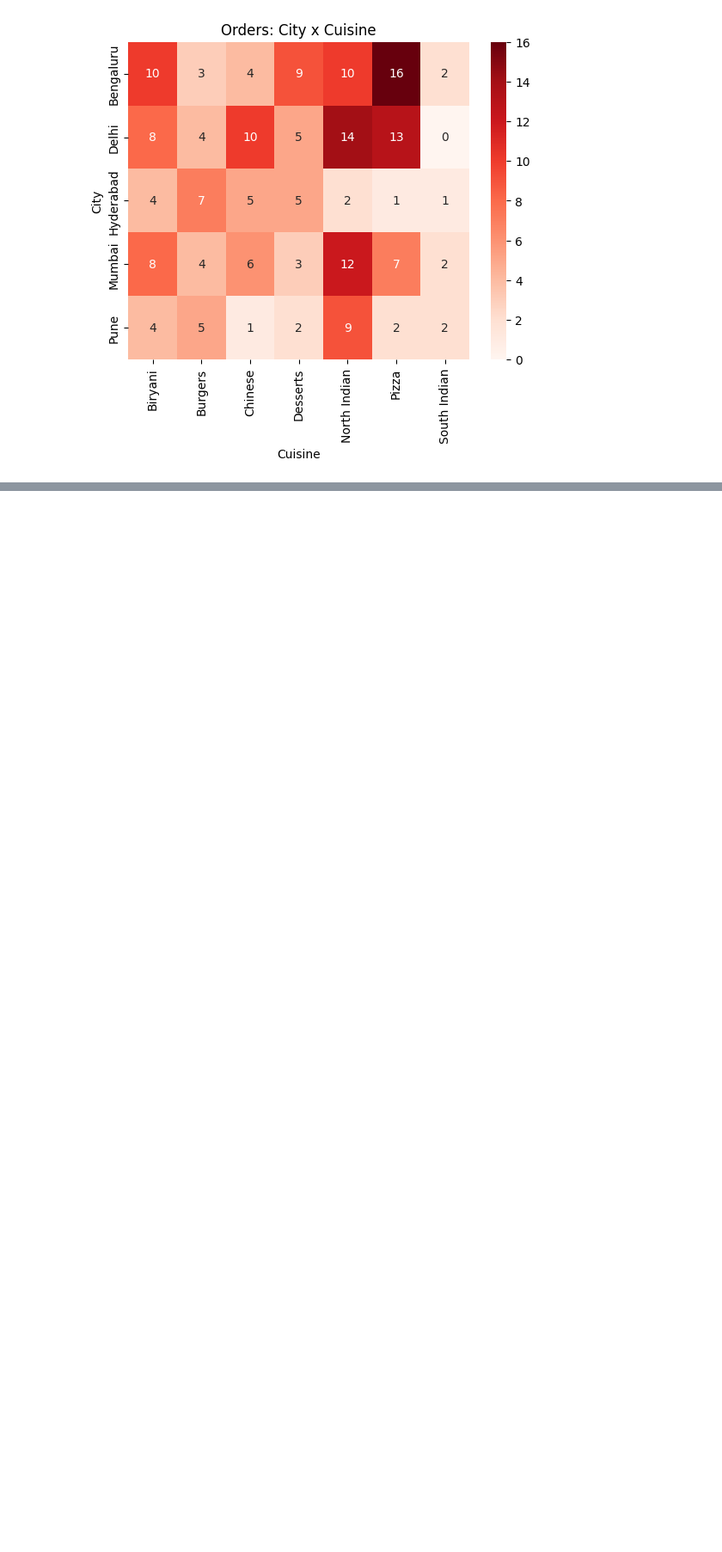
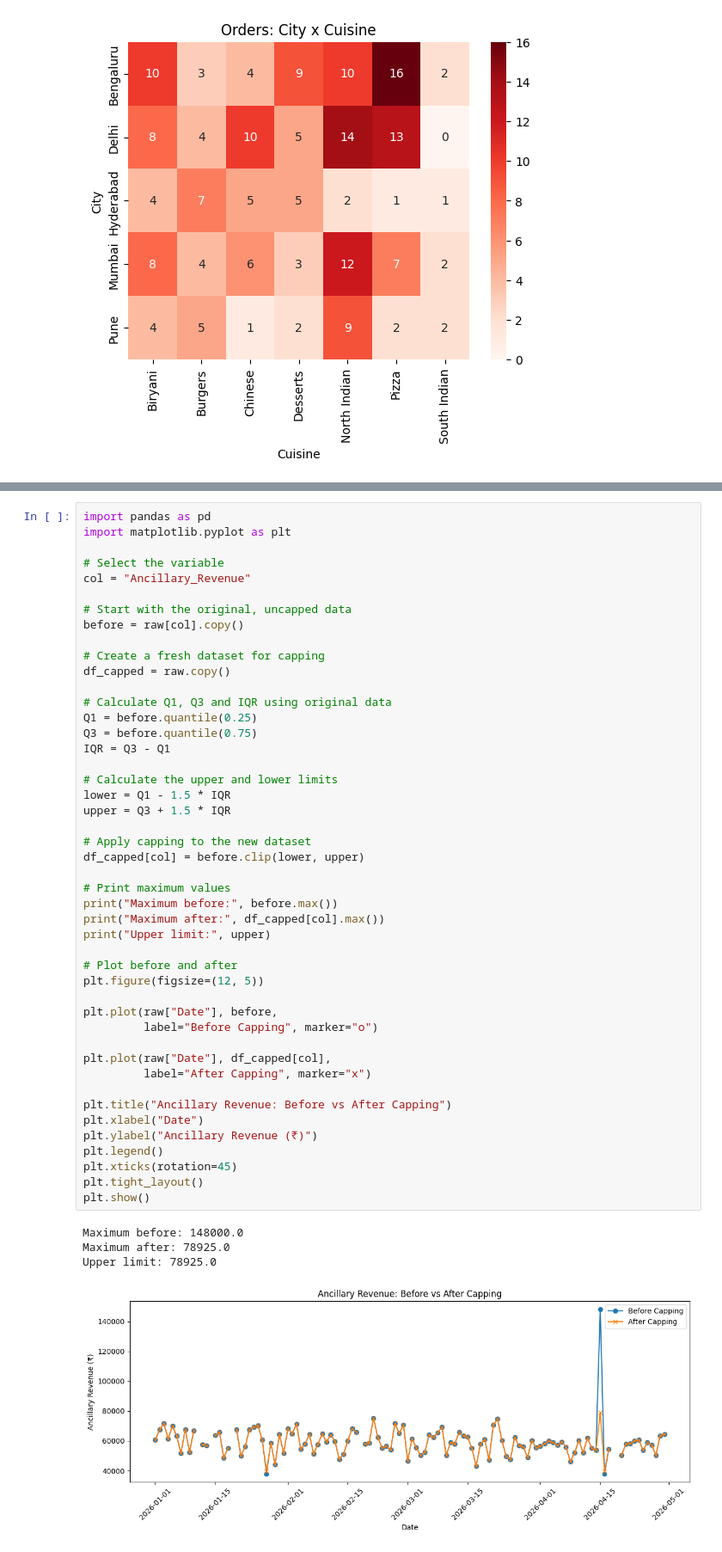
Before and after one commit to sushma1984sb8484-star/Lecture-DAM, a Jupyter notebook: lecture_of_DAM_6.ipynb, the cells around one changed output, grey strips where cells are left out. Shown at 86% size. Drawn from its saved outputs; the diff is of its cells as text; blank space fills up the shorter version.

```diff
--- a/lecture_of_DAM_6.ipynb
+++ b/lecture_of_DAM_6.ipynb
@@ -945,0 +1199,51 @@ plt.show()
+# %%
+import pandas as pd
+import matplotlib.pyplot as plt
+
+# Select the variable
+col = "Ancillary_Revenue"
+
+# Start with the original, uncapped data
+before = raw[col].copy()
+
+# Create a fresh dataset for capping
+df_capped = raw.copy()
+
+# Calculate Q1, Q3 and IQR using original data
+Q1 = before.quantile(0.25)
+Q3 = before.quantile(0.75)
+IQR = Q3 - Q1
+
+# Calculate the upper and lower limits
+lower = Q1 - 1.5 * IQR
+upper = Q3 + 1.5 * IQR
+
+# Apply capping to the new dataset
+df_capped[col] = before.clip(lower, upper)
+
+# Print maximum values
+print("Maximum before:", before.max())
+print("Maximum after:", df_capped[col].max())
+print("Upper limit:", upper)
+
+# Plot before and after
+plt.figure(figsize=(12, 5))
+
+plt.plot(raw["Date"], before,
+         label="Before Capping", marker="o")
+
+plt.plot(raw["Date"], df_capped[col],
+         label="After Capping", marker="x")
+
+plt.title("Ancillary Revenue: Before vs After Capping")
+plt.xlabel("Date")
+plt.ylabel("Ancillary Revenue (₹)")
+plt.legend()
+plt.xticks(rotation=45)
+plt.tight_layout()
+plt.show()
+# %% [output]
+Maximum before: 148000.0
+Maximum after: 78925.0
+Upper limit: 78925.0
+[figure, added]
```
Also changed, not shown: parts of 21 cells of this notebook.
